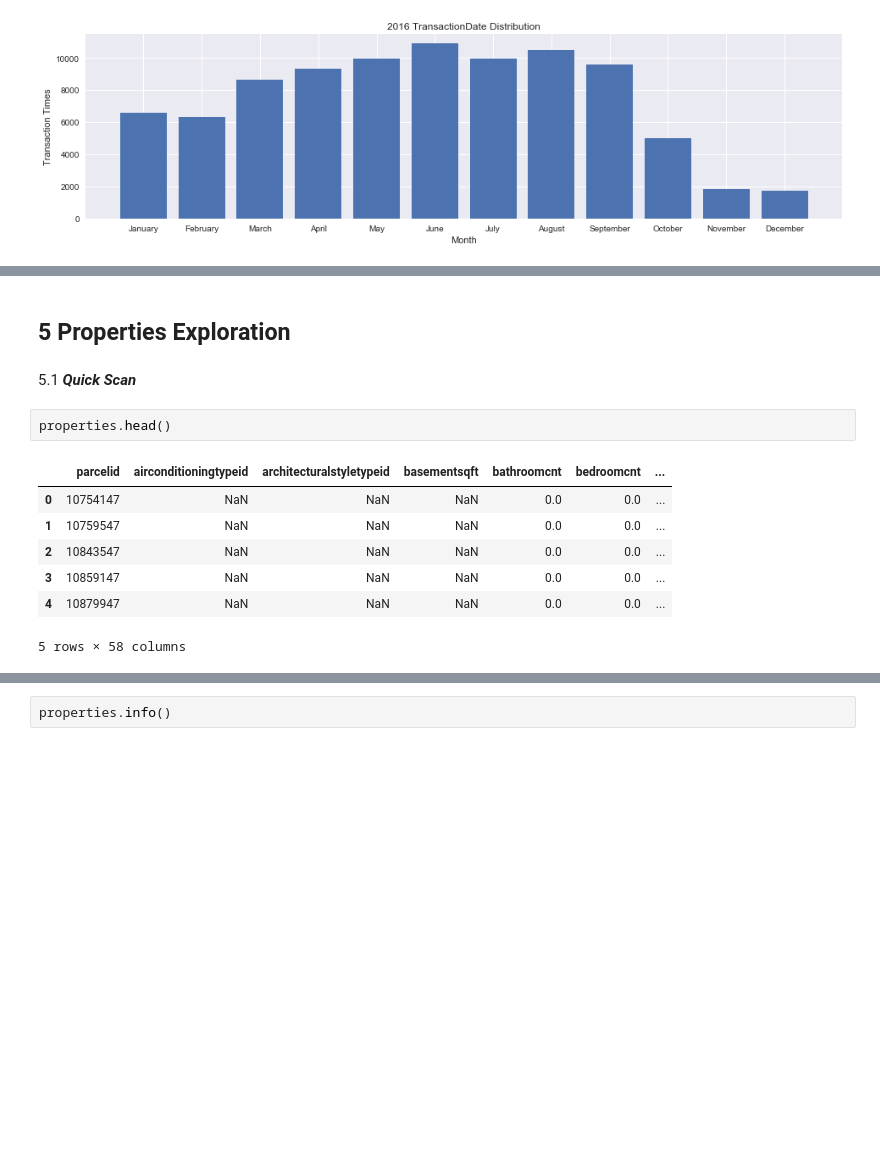
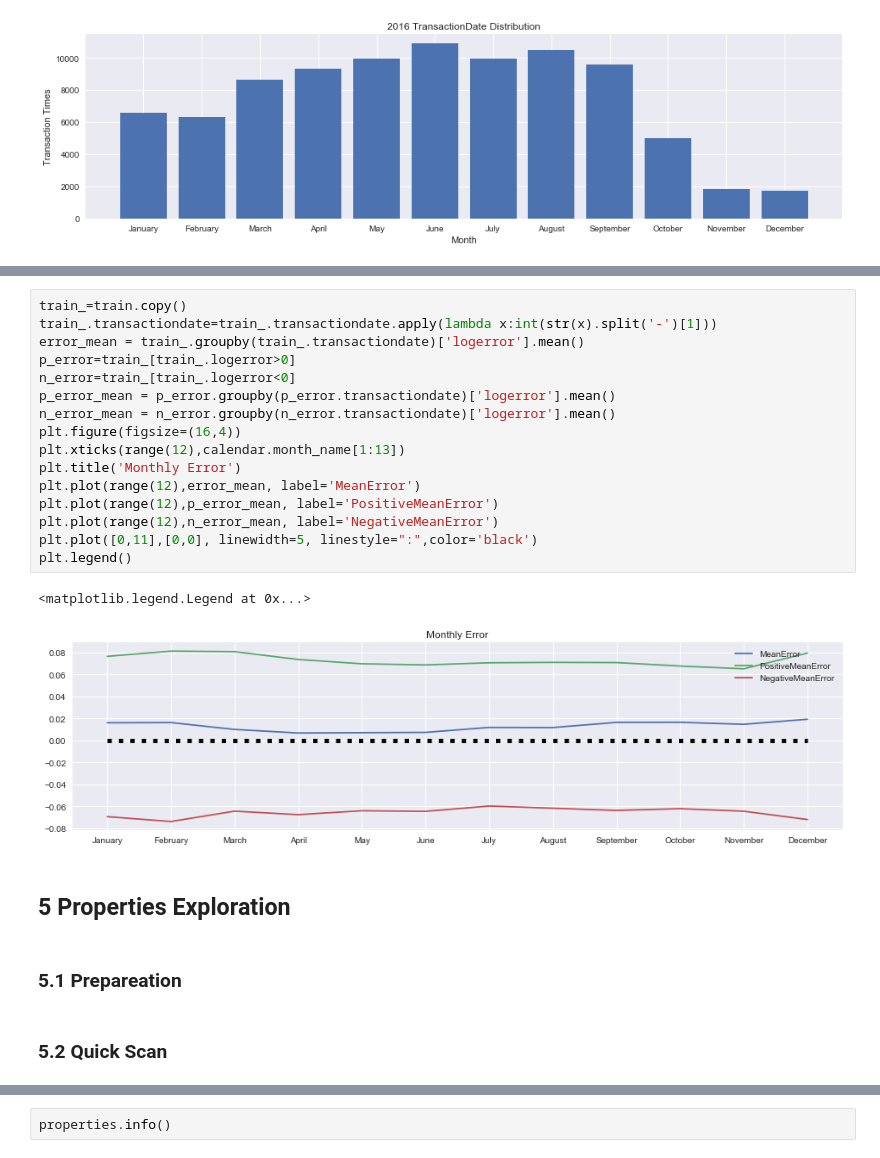
Before and after one commit to aeloyq/BerkeleyRemoteLab, a Jupyter notebook: DataExploration.ipynb, the cells around one changed output, grey strips where cells are left out. Cells and saved outputs as stored; diff of their text form; blank space fills up the shorter version.

```diff
--- a/DataExploration.ipynb
+++ b/DataExploration.ipynb
@@ -128,15 +162,26 @@ plt.legend()
+# %%
+train_=train.copy()
+train_.transactiondate=train_.transactiondate.apply(lambda x:int(str(x).split('-')[1]))
+error_mean = train_.groupby(train_.transactiondate)['logerror'].mean()
+p_error=train_[train_.logerror>0]
+n_error=train_[train_.logerror<0]
+p_error_mean = p_error.groupby(p_error.transactiondate)['logerror'].mean()
+n_error_mean = n_error.groupby(n_error.transactiondate)['logerror'].mean()
+plt.figure(figsize=(16,4))
+plt.xticks(range(12),calendar.month_name[1:13])
+plt.title('Monthly Error')
+plt.plot(range(12),error_mean, label='MeanError')
+plt.plot(range(12),p_error_mean, label='PositiveMeanError')
+plt.plot(range(12),n_error_mean, label='NegativeMeanError')
+plt.plot([0,11],[0,0], linewidth=5, linestyle=":",color='black')
+plt.legend()
+# %% [output]
+<matplotlib.legend.Legend at 0x...>
+[figure, added]
 # %% [markdown]
 5 Properties Exploration
 ----------------------------
-# %% [markdown]
-5.1 ***Quick Scan***
-# %%
-properties.head()
-# %% [output]
-|  | parcelid | airconditioningtypeid | architecturalstyletypeid | basementsqft | bathroomcnt | bedroomcnt | ... |
-| 0 | 10754147 | NaN | NaN | NaN | 0.0 | 0.0 | ... |
-| 1 | 10759547 | NaN | NaN | NaN | 0.0 | 0.0 | ... |
-| 2 | 10843547 | NaN | NaN | NaN | 0.0 | 0.0 | ... |
-| 3 | 10859147 | NaN | NaN | NaN | 0.0 | 0.0 | ... |
-| 4 | 10879947 | NaN | NaN | NaN | 0.0 | 0.0 | ... |
-5 rows × 58 columns
+# %% [markdown]
+### 5.1 Prepareation
+# %% [markdown]
+### 5.2 Quick Scan
```
Also changed, not shown: parts of 19 cells of this notebook, 2 other files.
